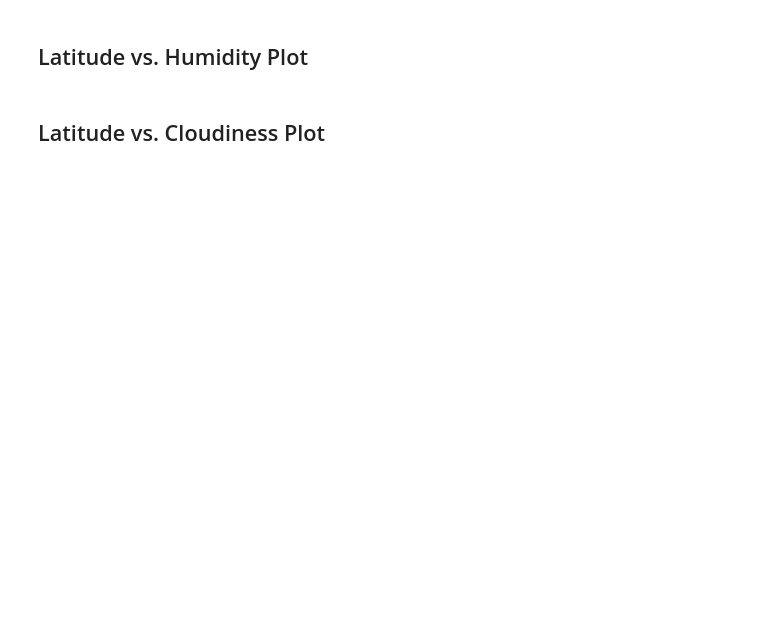
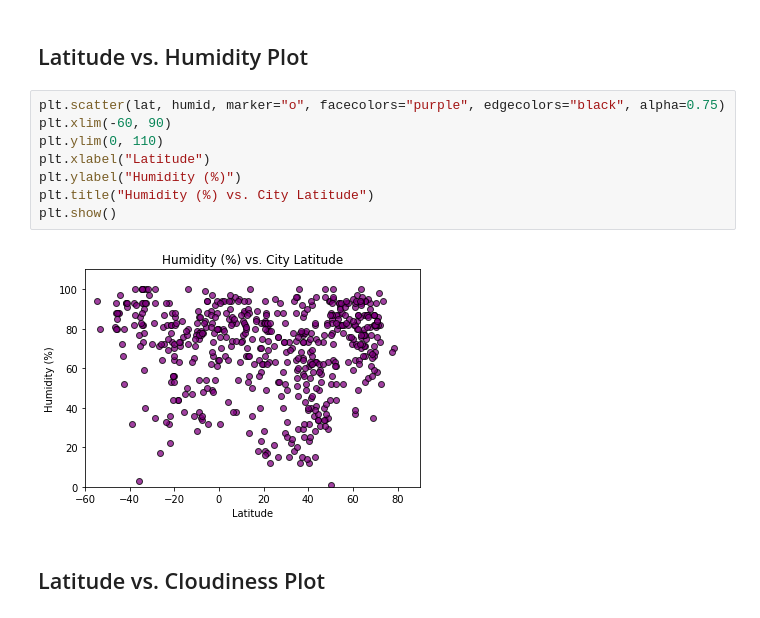
Before and after one commit to sjricketts/python-api-challenge, a Jupyter notebook: WeatherPy/WeatherPy.ipynb, the cells around one changed output. Cells and saved outputs as stored; diff of their text form; blank space fills up the shorter version.

```diff
--- a/WeatherPy/WeatherPy.ipynb
+++ b/WeatherPy/WeatherPy.ipynb
@@ -172,4 +187,14 @@ Skip this step if there are no cities that have humidity > 100%.
 # %% [markdown]
 ## Latitude vs. Humidity Plot
+# %%
+plt.scatter(lat, humid, marker="o", facecolors="purple", edgecolors="black", alpha=0.75)
+plt.xlim(-60, 90)
+plt.ylim(0, 110)
+plt.xlabel("Latitude")
+plt.ylabel("Humidity (%)")
+plt.title("Humidity (%) vs. City Latitude")
+plt.show()
+# %% [output]
+[figure, added]
 # %% [markdown]
 ## Latitude vs. Cloudiness Plot
```
Also changed, not shown: parts of 4 cells of this notebook.
